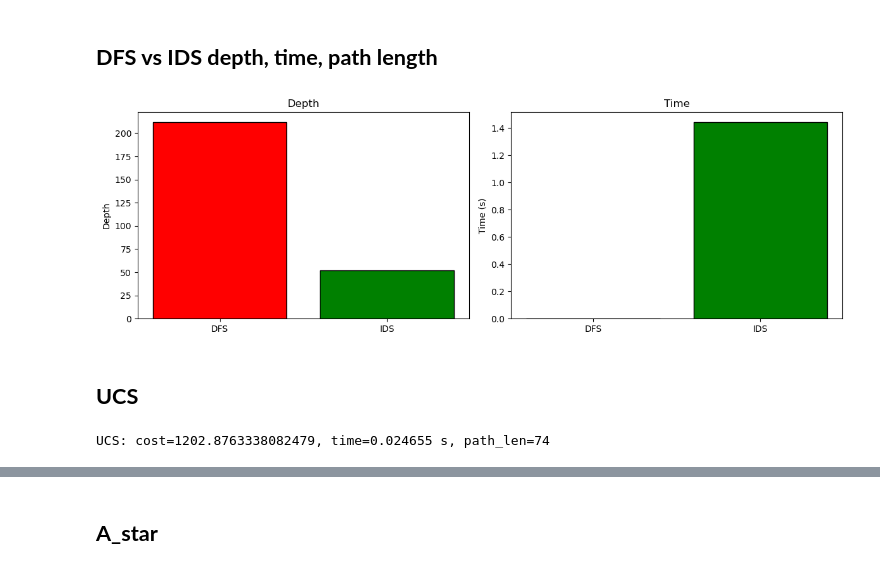
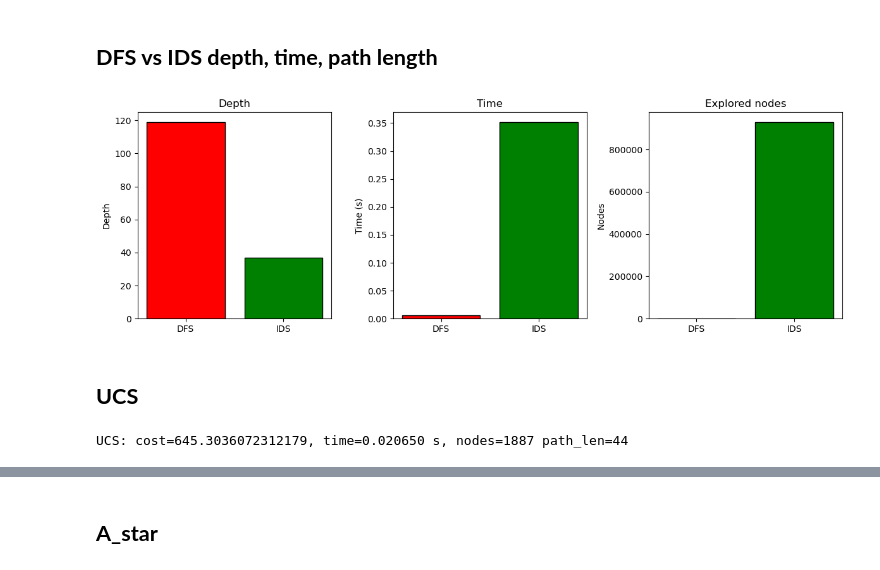
Before and after one commit to NadaSaleh745/Mars_rover_path_finding, a Jupyter notebook: src/problem/simulation.ipynb, the cells around one changed output, grey strips where cells are left out. Cells and saved outputs as stored; diff of their text form; code cells hidden in the pictures.

```diff
--- a/src/problem/simulation.ipynb
+++ b/src/problem/simulation.ipynb
@@ -28,7 +29,7 @@ terrain = np.random.choice([0, 1, 2, 3], size=(N, M), p=[0.5, 0.25, 0.15, cliff_
 
 # To make sure start and goal are valid
 start = (0, 0)
-goal = (N-1, M-1)
+goal = (37, 26)
 terrain[start] = 0
 terrain[goal] = 0
 
@@ -38,9 +39,16 @@ def move_cost(current, neighbor):
     x1, y1 = current
     x2, y2 = neighbor
 
-    distance = np.sqrt((x2-x1)**2 + (y2-y1)**2)
+    dx = abs(x2 - x1)
+    dy = abs(y2 - y1)
 
-    slope = abs(elevation[x2, y2] - elevation[x1, y1])
+    # Diagonal (octile) distance
+    D = 1
+    D2 = math.sqrt(2)
+    distance = D * (dx + dy) + (D2 - 2 * D) * min(dx, dy)
+
+    elevation_change = abs(elevation[x2, y2] - elevation[x1, y1])
+    slope = elevation_change / distance
 
     t_factor = terrain_cost[terrain[x2, y2]]
 
@@ -270,7 +279,7 @@ Video('bfs_rover.mp4', embed=False)  # small notebook; external file playback
 ## **DFS**
 # %%
 start_t = time.perf_counter()
-dfs_path, dfs_depth = dfs(G, start, goal)
+dfs_path, dfs_depth, dfs_nodes = dfs(G, start, goal)
 dfs_elapsed = time.perf_counter() - start_t
-print(f"DFS: depth={dfs_depth}, time={dfs_elapsed:.6f}s, path_len={len(dfs_path) if dfs_path else None}")
+print(f"DFS: depth={dfs_depth}, explored_nodes={dfs_nodes} time={dfs_elapsed:.6f}s, path_len={len(dfs_path) if dfs_path else None}")
 # %% [output]
@@ -286,9 +295,9 @@ Video('dfs_rover.mp4', embed=False)
 # %% [markdown]
 ## **IDS**
 # %%
-max_depth = 20
+max_depth = 100
 start_t = time.perf_counter()
-ids_path, ids_depth = ids(G, start, goal, max_depth)
+ids_path, ids_depth, ids_nodes = ids(G, start, goal, max_depth)
 ids_elapsed = time.perf_counter() - start_t
-print(f"IDS: depth={ids_depth}, time={ids_elapsed:.6f} s, path_len={len(ids_path) if ids_path else None}")
+print(f"IDS: depth={ids_depth}, explored_nodes={ids_nodes} time={ids_elapsed:.6f} s, path_len={len(ids_path) if ids_path else None}")
 # %% [output]
@@ -306,34 +315,38 @@ Video(f"ids_path_max_{max_depth}_rover.mp4", embed=False)
 # %%
 import matplotlib.pyplot as plt
 
 depth_vals = [dfs_depth, ids_depth]
 time_vals = [dfs_elapsed, ids_elapsed]
-path_vals = [len(dfs_path), len(ids_path)]
+nodes_explored_vals = [dfs_nodes, ids_nodes]
 
 labels = ['DFS', 'IDS']
 bar_colors = ['red', 'green']
 
-fig, axs = plt.subplots(1, 2, figsize=(12, 4))
+fig, axs = plt.subplots(1, 3, figsize=(12, 4))
 
 axs[0].bar(labels, depth_vals, color=bar_colors, edgecolor='black')
 axs[0].set_title('Depth')
 axs[0].set_ylabel('Depth')
 
 axs[1].bar(labels, time_vals, color=bar_colors, edgecolor='black')
 axs[1].set_title('Time')
 axs[1].set_ylabel('Time (s)')
 
+axs[2].bar(labels, nodes_explored_vals, color=bar_colors, edgecolor='black')
+axs[2].set_title('Explored nodes')
+axs[2].set_ylabel('Nodes')
+
 plt.tight_layout()
 plt.show()
 # %% [output]
-[figure, old version]
+[figure, new version]
 # %% [markdown]
 ## **UCS**
 # %%
 start_t = time.perf_counter()
-ucs_path, ucs_cost = ucs(G, start, goal)
+ucs_path, ucs_cost, ucs_nodes, ucs_costs, ucs_visited_nodes = ucs(G, start, goal)
 ucs_elapsed = time.perf_counter() - start_t
-print(f"UCS: cost={ucs_cost}, time={ucs_elapsed:.6f} s, path_len={len(ucs_path) if ucs_path else None}")
+print(f"UCS: cost={ucs_cost}, time={ucs_elapsed:.6f} s, nodes={ucs_nodes} path_len={len(ucs_path) if ucs_path else None}")
 # %% [output]
-UCS: cost=1202.8763338082479, time=0.024655 s, path_len=74
+UCS: cost=645.3036072312179, time=0.020650 s, nodes=1887 path_len=44
 # %%
```
Also changed, not shown: parts of 30 cells of this notebook, 1 other file.
